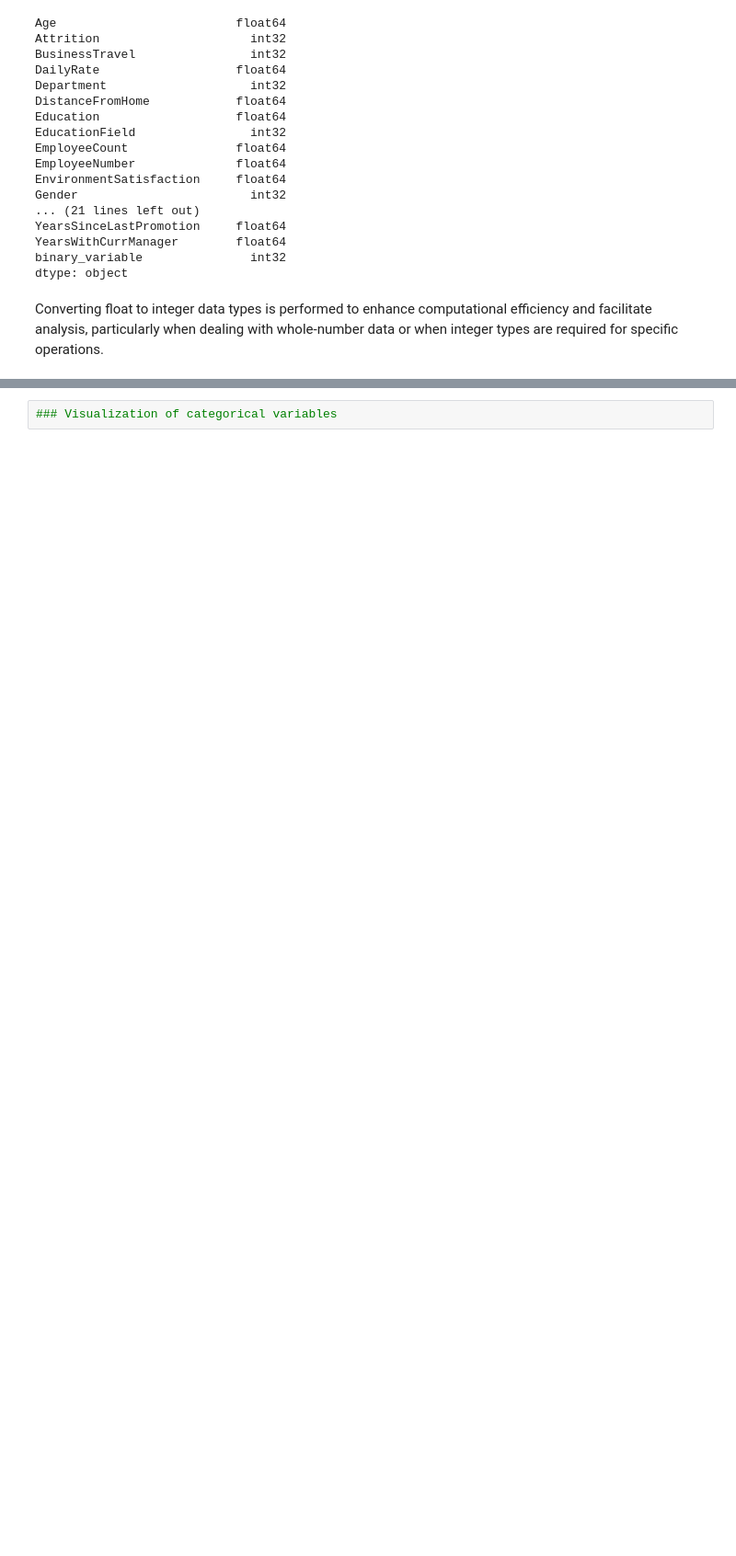
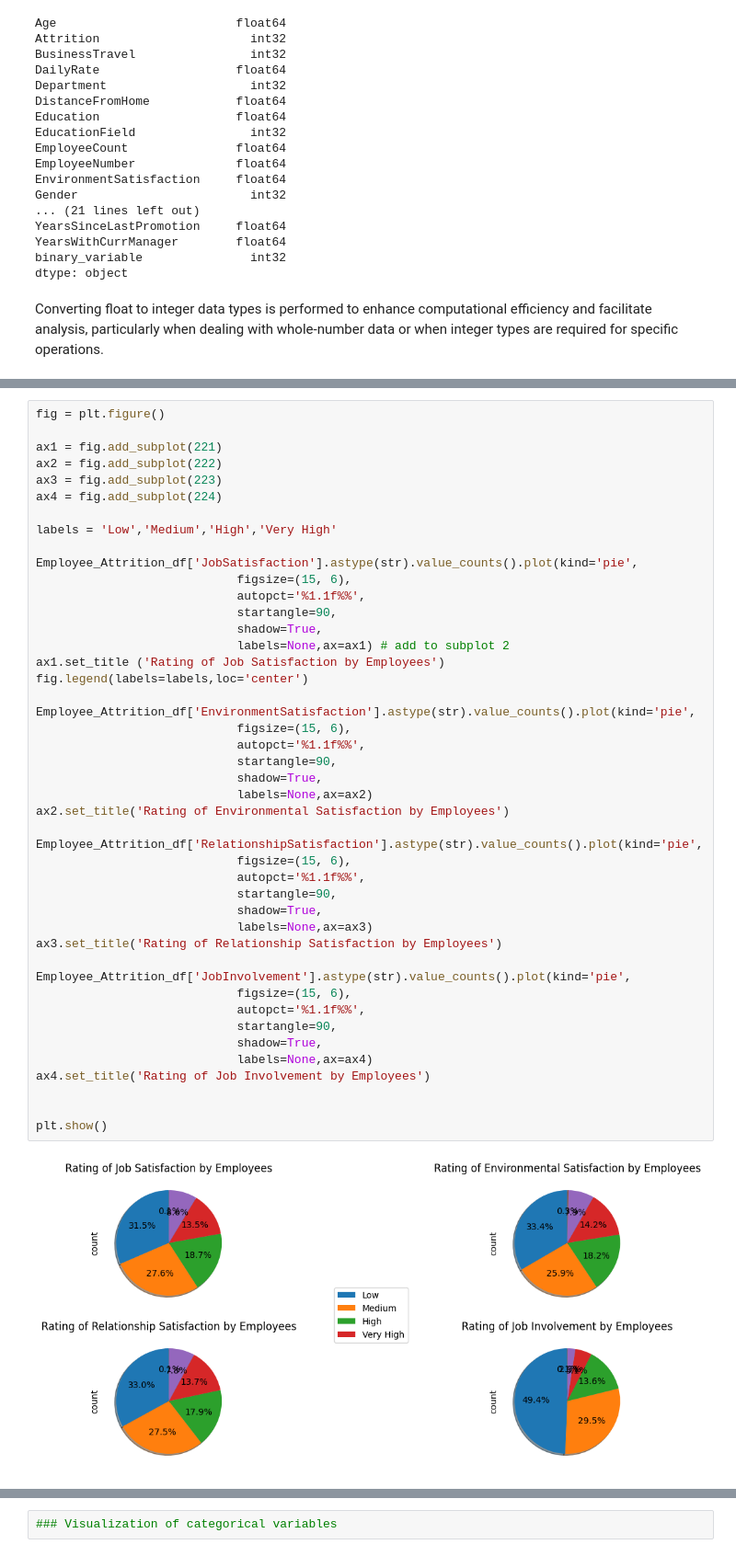
Before and after one commit to sba23416/SBA23416_Data-Preparation-Visualisation_Statistical_Techniques-for-Data-Analytics_Machine-Learning, a Jupyter notebook: HODAN MOHAMED ABDI_SBA23416_Lvl8_CA2.ipynb, the cells around one changed output, grey strips where cells are left out. Shown at 92% size. Cells and saved outputs as stored; diff of their text form; blank space fills up the shorter version.

```diff
--- a/HODAN MOHAMED ABDI_SBA23416_Lvl8_CA2.ipynb
+++ b/HODAN MOHAMED ABDI_SBA23416_Lvl8_CA2.ipynb
@@ -394,0 +500,47 @@ Converting float to integer data types is performed to enhance computational eff
+# %%
+fig = plt.figure()
+
+ax1 = fig.add_subplot(221)
+ax2 = fig.add_subplot(222)
+ax3 = fig.add_subplot(223)
+ax4 = fig.add_subplot(224)
+
+labels = 'Low','Medium','High','Very High'
+
+Employee_Attrition_df['JobSatisfaction'].astype(str).value_counts().plot(kind='pie',
+                            figsize=(15, 6),
+                            autopct='%1.1f%%',
+                            startangle=90,
+                            shadow=True,
+                            labels=None,ax=ax1) # add to subplot 2
+ax1.set_title ('Rating of Job Satisfaction by Employees')
+fig.legend(labels=labels,loc='center')
+
+Employee_Attrition_df['EnvironmentSatisfaction'].astype(str).value_counts().plot(kind='pie',
+                            figsize=(15, 6),
+                            autopct='%1.1f%%',
+                            startangle=90,
+                            shadow=True,
+                            labels=None,ax=ax2)
+ax2.set_title('Rating of Environmental Satisfaction by Employees')
+
+Employee_Attrition_df['RelationshipSatisfaction'].astype(str).value_counts().plot(kind='pie',
+                            figsize=(15, 6),
+                            autopct='%1.1f%%',
+                            startangle=90,
+                            shadow=True,
+                            labels=None,ax=ax3)
+ax3.set_title('Rating of Relationship Satisfaction by Employees')
+
+Employee_Attrition_df['JobInvolvement'].astype(str).value_counts().plot(kind='pie',
+                            figsize=(15, 6),
+                            autopct='%1.1f%%',
+                            startangle=90,
+                            shadow=True,
+                            labels=None,ax=ax4)
+ax4.set_title('Rating of Job Involvement by Employees')
+
+
+plt.show()
+# %% [output]
+[figure, added]
```
Also changed, not shown: parts of 48 cells of this notebook.
